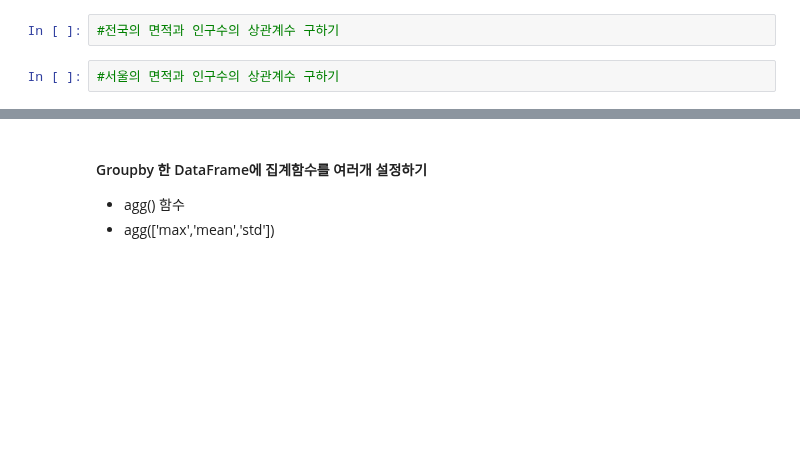
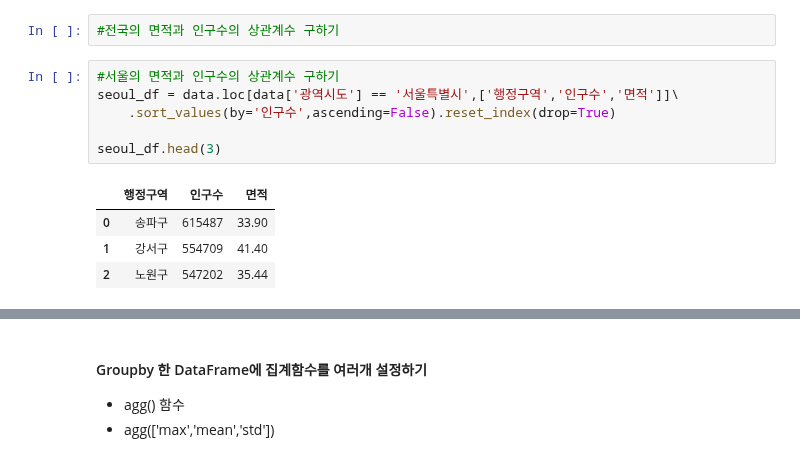
Before and after one commit to ikh0120/python_Webscraping_Analysis, a Jupyter notebook: 03-1.행정구역정보_분석과시각화.ipynb, the cells around one changed output, grey strips where cells are left out. Drawn from its saved outputs; the diff is of its cells as text; blank space fills up the shorter version.

```diff
--- a/03-1.행정구역정보_분석과시각화.ipynb
+++ b/03-1.행정구역정보_분석과시각화.ipynb
@@ -844,5 +844,14 @@ writer.close() #_save()
 #전국의 면적과 인구수의 상관계수 구하기
 # %%
 #서울의 면적과 인구수의 상관계수 구하기
+seoul_df = data.loc[data['광역시도'] == '서울특별시',['행정구역','인구수','면적']]\
+    .sort_values(by='인구수',ascending=False).reset_index(drop=True)
+
+seoul_df.head(3)
+# %% [output]
+|  | 행정구역 | 인구수 | 면적 |
+| 0 | 송파구 | 615487 | 33.90 |
+| 1 | 강서구 | 554709 | 41.40 |
+| 2 | 노원구 | 547202 | 35.44 |
 # %%
 #경기도의 면적과 인구수의 상관계수 구하기
```
Also changed, not shown: parts of 2 cells of this notebook, 2 other files.
